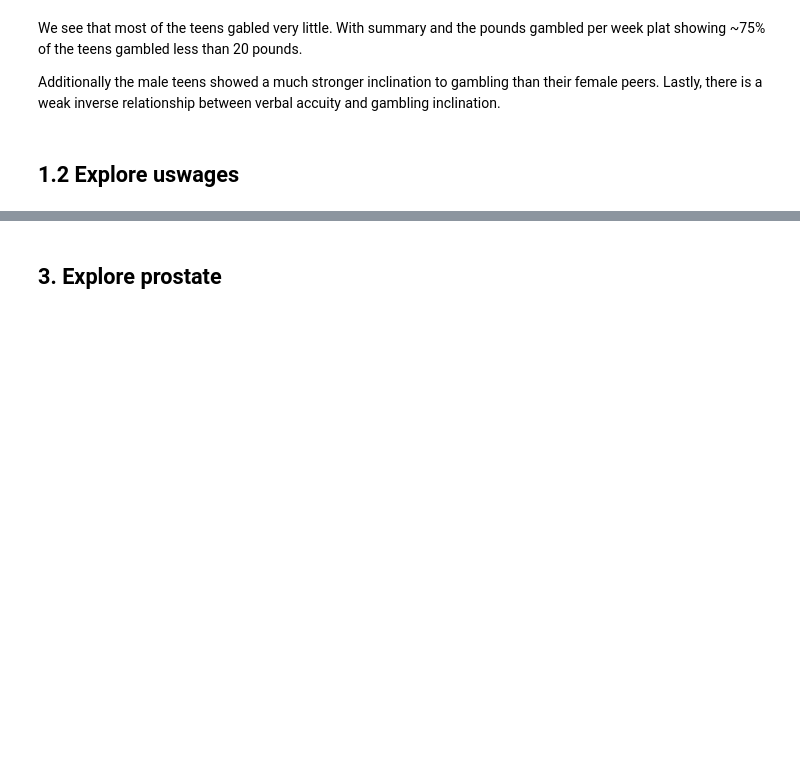
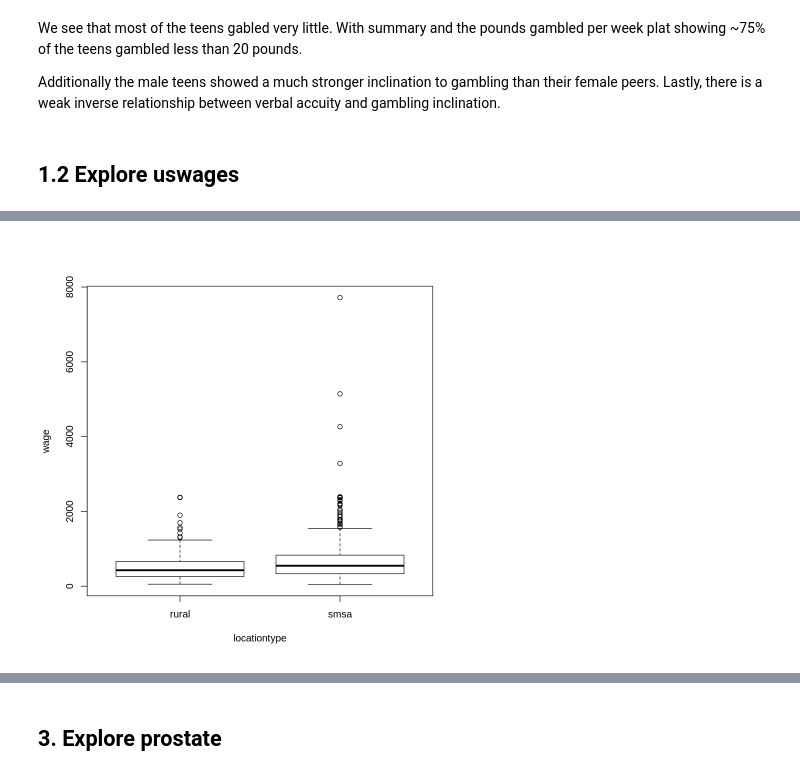
Before and after one commit to j-buss/Linear_Models_with_R, a Jupyter notebook: Chapter_01/Chapter_01_Exercises.ipynb, the cells around one changed output, grey strips where cells are left out. Saved outputs shown, nothing was run; the diff lists cells and outputs as text; code cells hidden in the pictures; blank space fills up the shorter version.

```diff
--- a/Chapter_01/Chapter_01_Exercises.ipynb
+++ b/Chapter_01/Chapter_01_Exercises.ipynb
@@ -98,0 +129,4 @@ within(long_uswages_2, rm(Y))
+# %%
+plot(wage ~ locationtype, uswages)
+# %% [output]
+[figure, added]
```
Also changed, not shown: parts of 28 cells of this notebook.
